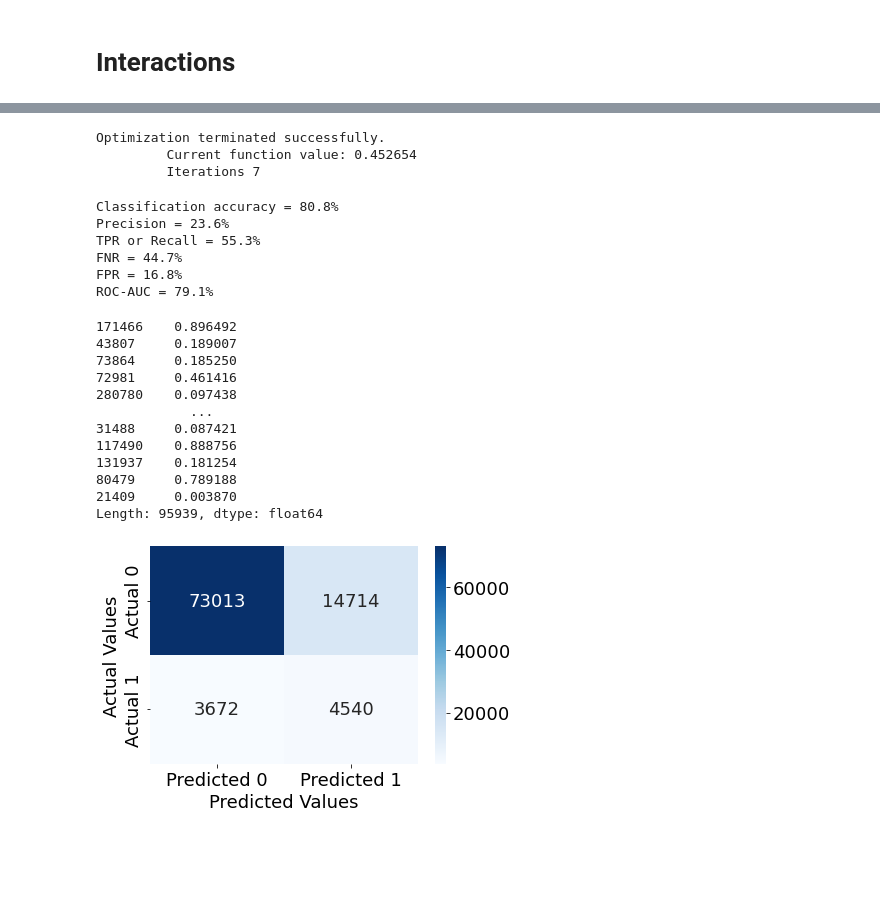
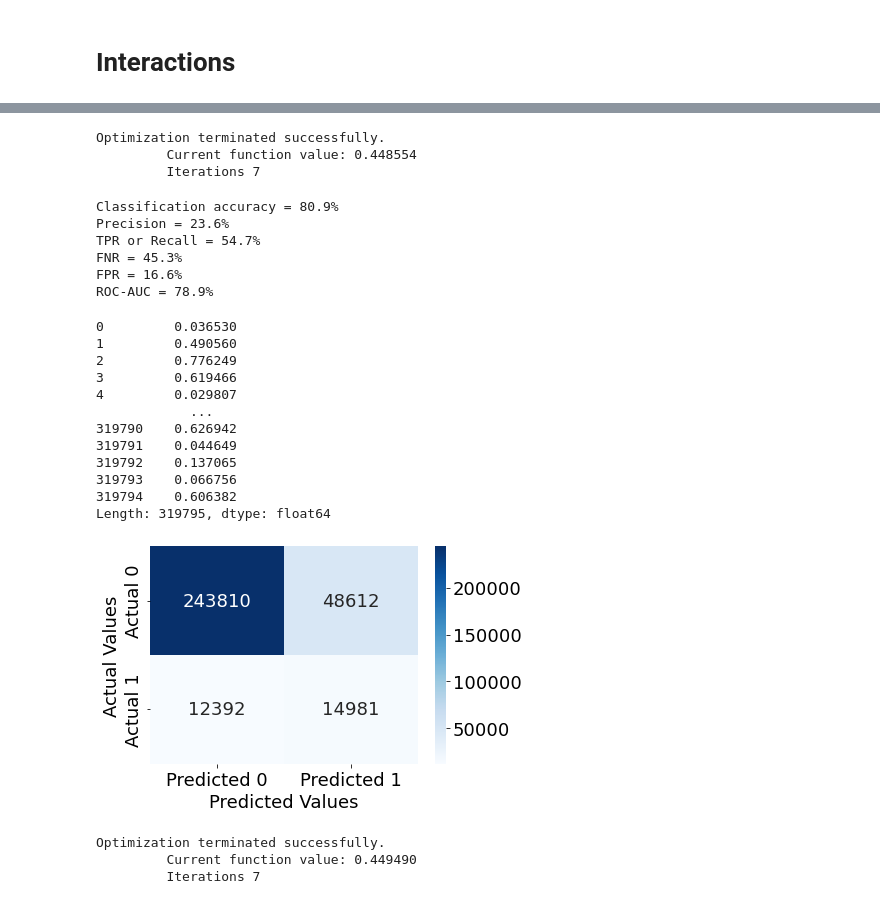
Before and after one commit to JerayuT/Group-5-WQ23-Data-Science, a Jupyter notebook: Project Analysis.ipynb, the cells around one changed output, grey strips where cells are left out. Saved outputs shown, nothing was run; the diff lists cells and outputs as text; code cells hidden in the pictures; blank space fills up the shorter version.

```diff
--- a/Project Analysis.ipynb
+++ b/Project Analysis.ipynb
@@ -537,29 +514,35 @@ Length: 95939, dtype: float64
 # %%
 #AgeCategory * GenHealth
-model5 = sm.logit(formula = 'HeartDisease~AgeCategory*GenHealth+Asthma+Smoking+Diabetic+KidneyDisease+Stroke+Sex+AlcoholDrinking+DiffWalking+BMI+SkinCancer+MentalHealth+Race+SleepTime', data = train_smote).fit()
+model6 = sm.logit(formula = 'HeartDisease~AgeCategory*GenHealth+Asthma+Smoking+Diabetic+KidneyDisease+Stroke+Sex+AlcoholDrinking+DiffWalking+BMI+SkinCancer+MentalHealth+Race+SleepTime+PhysicalActivity+PhysicalHealth', data = train_smote).fit()
 # %% [output]
 Optimization terminated successfully.
-         Current function value: 0.452654
+         Current function value: 0.448554
          Iterations 7
 # %%
-confusion_matrix_data(test,test.HeartDisease,model5,0.6)
+confusion_matrix_data(data,data.HeartDisease,model6,0.6)
 # %% [output]
-Classification accuracy = 80.8%
+Classification accuracy = 80.9%
 Precision = 23.6%
-TPR or Recall = 55.3%
-FNR = 44.7%
-FPR = 16.8%
-ROC-AUC = 79.1%
+TPR or Recall = 54.7%
+FNR = 45.3%
+FPR = 16.6%
+ROC-AUC = 78.9%
-171466    0.896492
-43807     0.189007
-73864     0.185250
-72981     0.461416
-280780    0.097438
+0         0.036530
+1         0.490560
+2         0.776249
+3         0.619466
+4         0.029807
             ...
-31488     0.087421
-117490    0.888756
-131937    0.181254
-80479     0.789188
-21409     0.003870
-Length: 95939, dtype: float64
+319790    0.626942
+319791    0.044649
+319792    0.137065
+319793    0.066756
+319794    0.606382
+Length: 319795, dtype: float64
-[figure, old version]
+[figure, new version]
+# %%
+model7 = sm.logit(formula = 'HeartDisease~AgeCategory+GenHealth+Asthma+Smoking+Diabetic+KidneyDisease+Sex+AlcoholDrinking+Stroke*DiffWalking+BMI+SkinCancer+MentalHealth+Race+SleepTime+PhysicalActivity+PhysicalHealth', data = train_smote).fit()
+# %% [output]
+Optimization terminated successfully.
+         Current function value: 0.449490
+         Iterations 7
```
Also changed, not shown: parts of 21 cells of this notebook.
